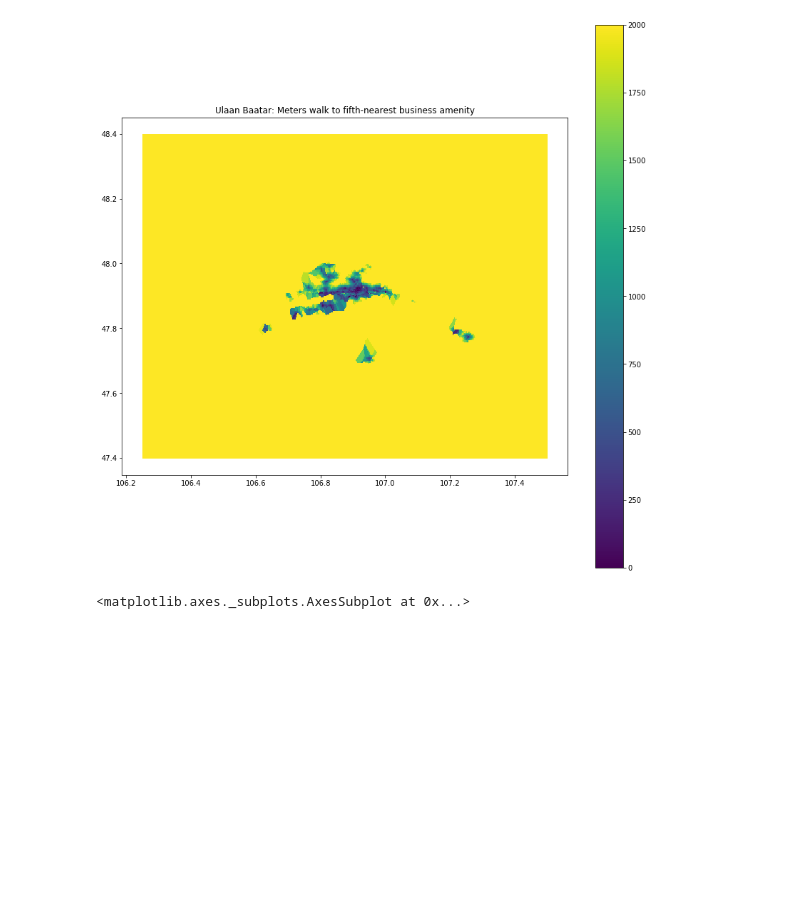
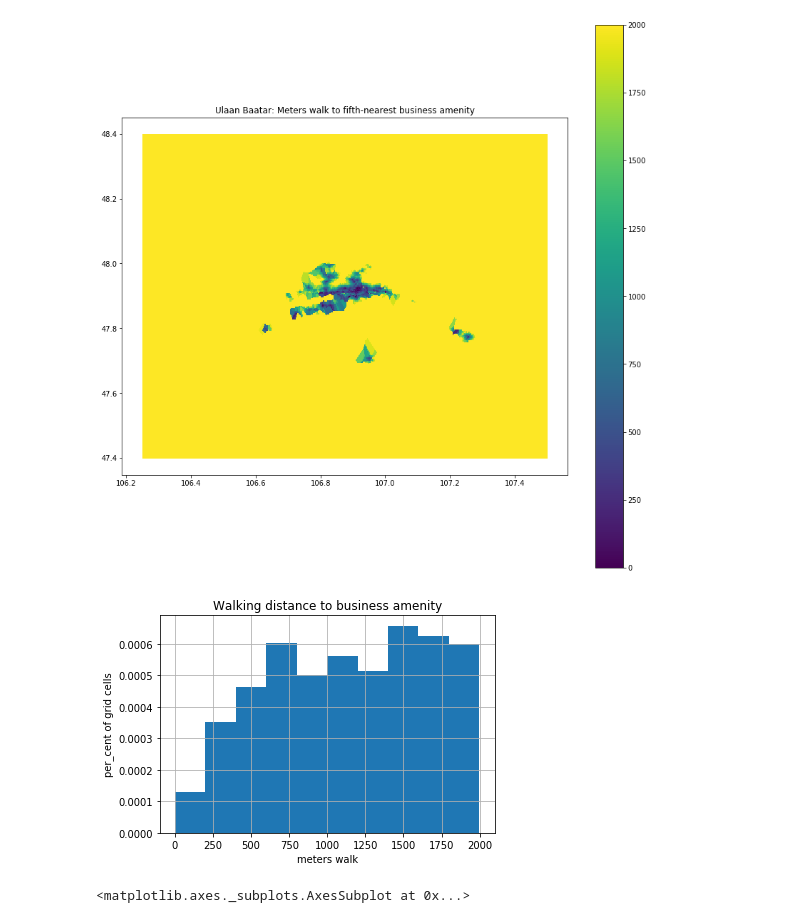
Before and after one commit to GFDRR/network_analysis, a Jupyter notebook: accessibility_UB2.ipynb, the cells around one changed output. Cells and saved outputs as stored; diff of their text form; code cells hidden in the pictures; blank space fills up the shorter version.

```diff
--- a/accessibility_UB2.ipynb
+++ b/accessibility_UB2.ipynb
@@ -191,6 +187,13 @@ ax.set(title = '{}: Meters walk to fifth-nearest business amenity'.format(city))
 # %% [output]
 [Text(0.5, 1.0, 'Ulaan Baatar: Meters walk to fifth-nearest business amenity')]
 [figure]
+# %%
+f,ax = plt.subplots()
+grid.distances[grid.distances<2000].hist(ax=ax,normed = True)
+plt.title('Walking distance to business amenity')
+ax.set(ylabel="per_cent of grid cells", xlabel='meters walk');
+# %% [output]
+[figure, added]
 # %%
 grid.distances[grid.distances<2000].hist()
 # %% [output]
```
Also changed, not shown: parts of 4 cells of this notebook, 35 other files.
